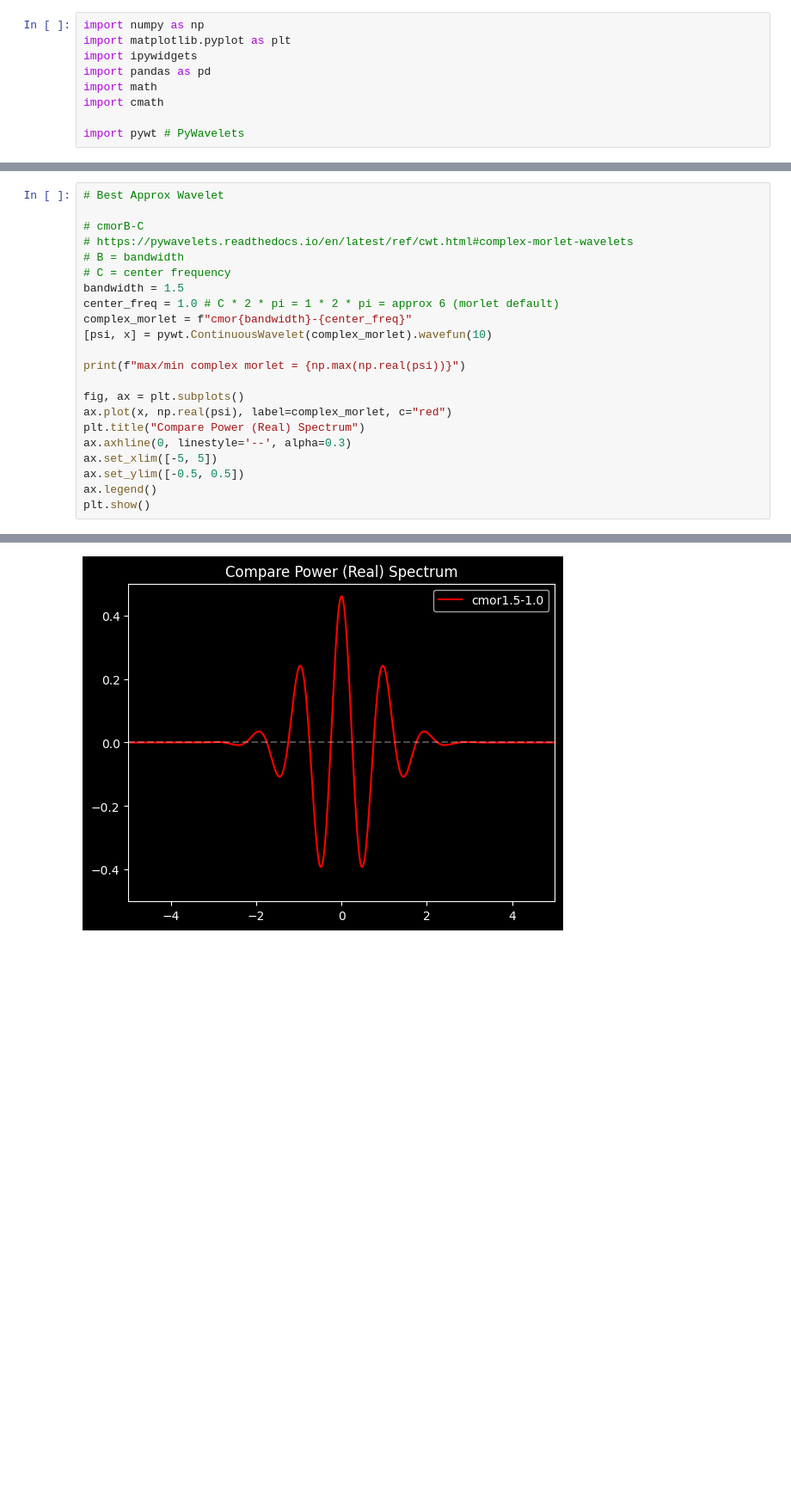
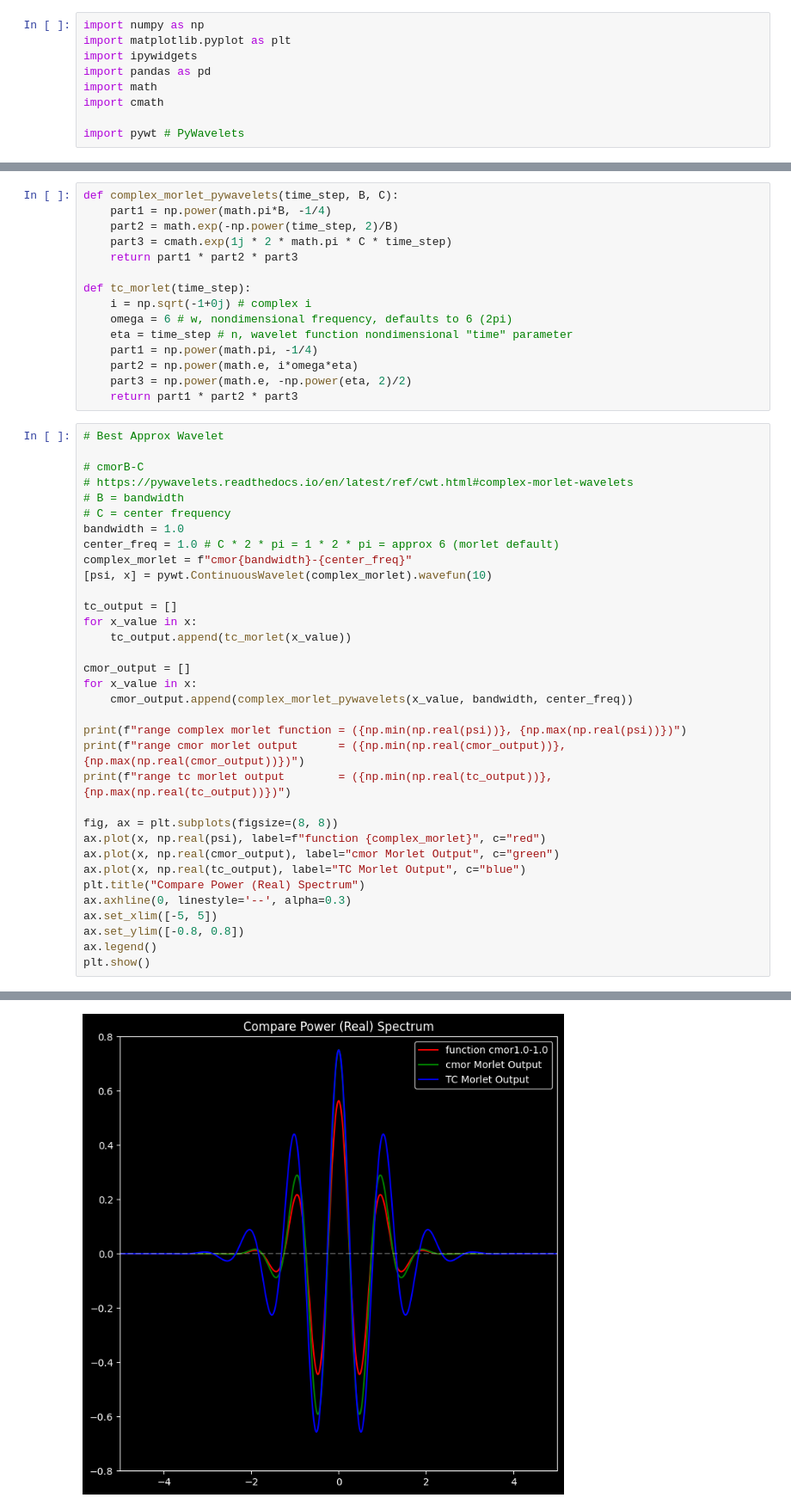
Before and after one commit to cyschneck/wavelet-tutorial, a Jupyter notebook: matching_scales.ipynb, the cells around one changed output, grey strips where cells are left out. Shown: that part at 86% size. Saved outputs shown, nothing was run; the diff lists cells and outputs as text; blank space fills up the shorter version.

Commit message:
compare function, cmor expected, tc expected

```diff
--- a/matching_scales.ipynb
+++ b/matching_scales.ipynb
@@ -68,3 +67,18 @@ wavelets (32) (5, 7):
+# %%
+def complex_morlet_pywavelets(time_step, B, C):
+    part1 = np.power(math.pi*B, -1/4)
+    part2 = math.exp(-np.power(time_step, 2)/B)
+    part3 = cmath.exp(1j * 2 * math.pi * C * time_step)
+    return part1 * part2 * part3
+
+def tc_morlet(time_step):
+    i = np.sqrt(-1+0j) # complex i
+    omega = 6 # w, nondimensional frequency, defaults to 6 (2pi)
+    eta = time_step # n, wavelet function nondimensional "time" parameter
+    part1 = np.power(math.pi, -1/4)
+    part2 = np.power(math.e, i*omega*eta)
+    part3 = np.power(math.e, -np.power(eta, 2)/2)
+    return part1 * part2 * part3
 # %%
 # Best Approx Wavelet
 
@@ -72,19 +86,31 @@ wavelets (32) (5, 7):
 # https://pywavelets.readthedocs.io/en/latest/ref/cwt.html#complex-morlet-wavelets
 # B = bandwidth
 # C = center frequency
-bandwidth = 1.5
+bandwidth = 1.0
 center_freq = 1.0 # C * 2 * pi = 1 * 2 * pi = approx 6 (morlet default)
 complex_morlet = f"cmor{bandwidth}-{center_freq}"
 [psi, x] = pywt.ContinuousWavelet(complex_morlet).wavefun(10)
 
-print(f"max/min complex morlet = {np.max(np.real(psi))}")
+tc_output = []
+for x_value in x:
+    tc_output.append(tc_morlet(x_value))
 
-fig, ax = plt.subplots()
-ax.plot(x, np.real(psi), label=complex_morlet, c="red")
+cmor_output = []
+for x_value in x:
+    cmor_output.append(complex_morlet_pywavelets(x_value, bandwidth, center_freq))
+
+print(f"range complex morlet function = ({np.min(np.real(psi))}, {np.max(np.real(psi))})")
+print(f"range cmor morlet output      = ({np.min(np.real(cmor_output))}, {np.max(np.real(cmor_output))})")
+print(f"range tc morlet output        = ({np.min(np.real(tc_output))}, {np.max(np.real(tc_output))})")
+
+fig, ax = plt.subplots(figsize=(8, 8))
+ax.plot(x, np.real(psi), label=f"function {complex_morlet}", c="red")
+ax.plot(x, np.real(cmor_output), label="cmor Morlet Output", c="green")
+ax.plot(x, np.real(tc_output), label="TC Morlet Output", c="blue")
 plt.title("Compare Power (Real) Spectrum")
 ax.axhline(0, linestyle='--', alpha=0.3)
 ax.set_xlim([-5, 5])
-ax.set_ylim([-0.5, 0.5])
+ax.set_ylim([-0.8, 0.8])
 ax.legend()
 plt.show()
 # %% [output]
@@ -92 +120 @@ max/min complex morlet = 0.460084139182884
-[figure, old version]
+[figure, new version]
```
Also changed, not shown: parts of 6 cells of this notebook.
